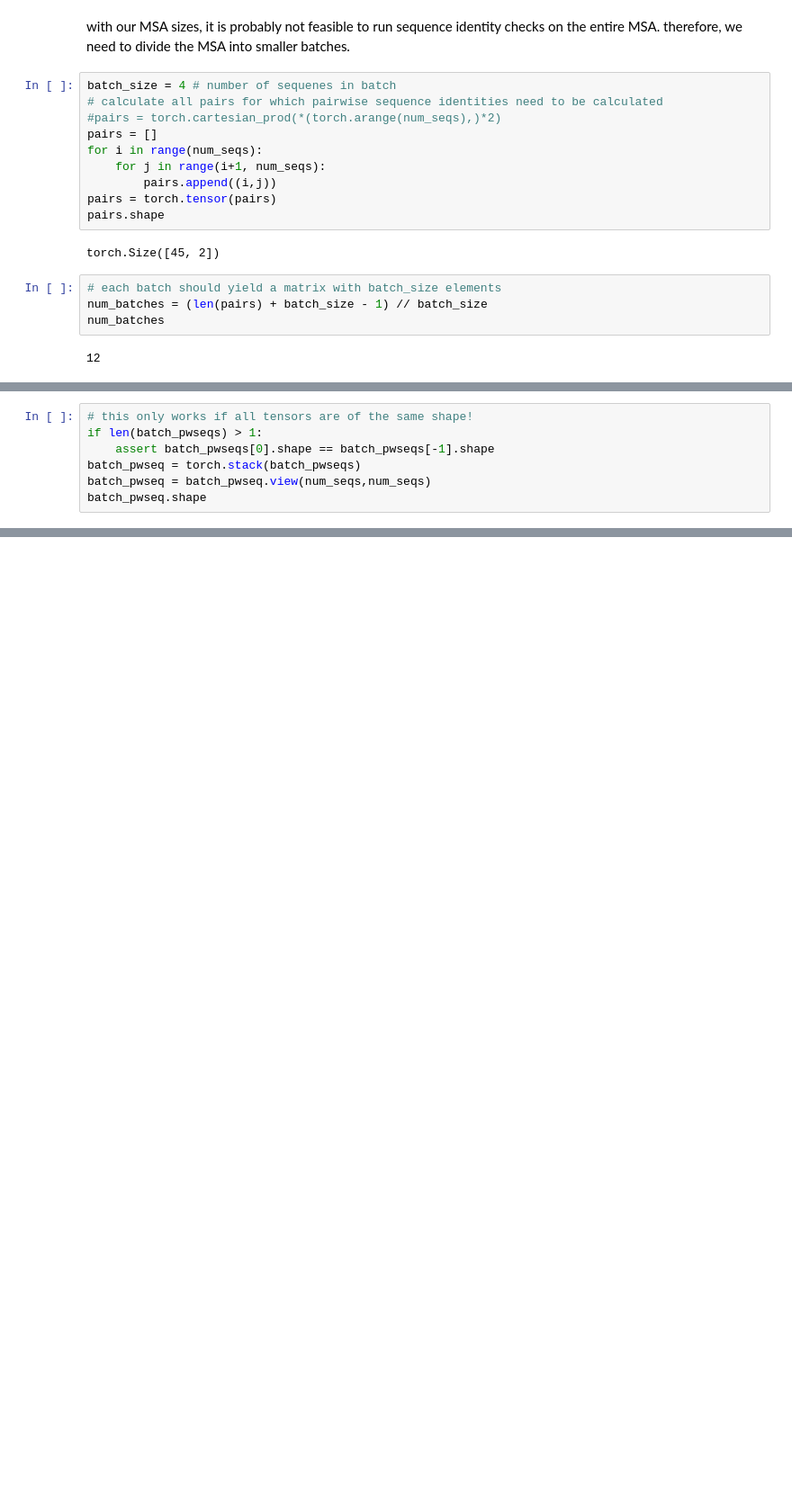
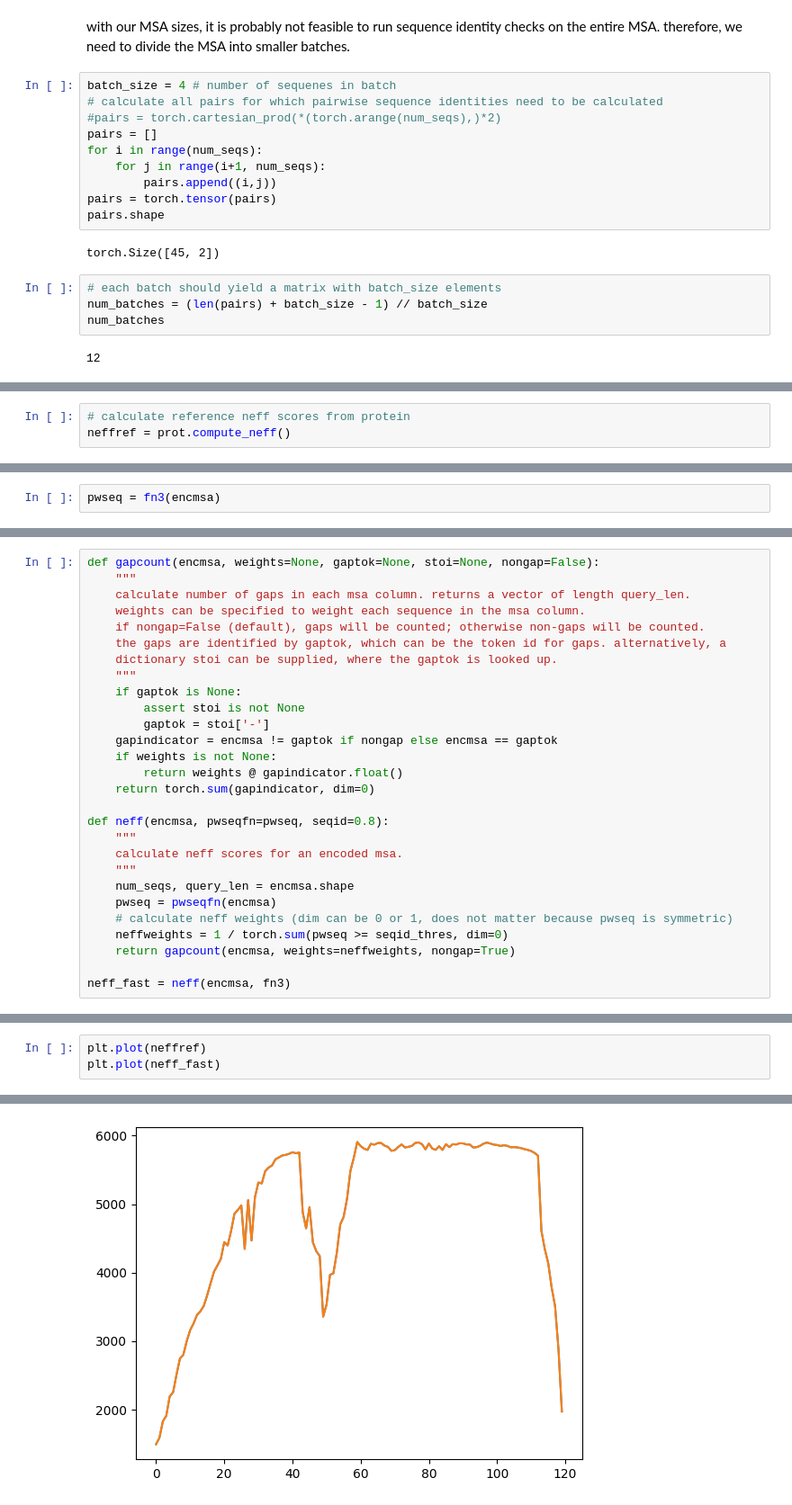
Before and after one commit to neftlon/af2-plddt-contextualized, a Jupyter notebook: scripts/neff_gpu.ipynb, the cells around one changed output, grey strips where cells are left out. Shown: that part at 90% size. Cells and saved outputs as stored; diff of their text form; blank space fills up the shorter version.

Commit message:
Describe Neff calculations with matrix operations

```diff
--- a/scripts/neff_gpu.ipynb
+++ b/scripts/neff_gpu.ipynb
@@ -149,7 +107,0 @@ len(batch_pwseqs)
-# %%
-# this only works if all tensors are of the same shape!
-if len(batch_pwseqs) > 1:
-    assert batch_pwseqs[0].shape == batch_pwseqs[-1].shape
-batch_pwseq = torch.stack(batch_pwseqs)
-batch_pwseq = batch_pwseq.view(num_seqs,num_seqs)
-batch_pwseq.shape
@@ -166,0 +214,3 @@ Text(0.5, 1.0, 'complete MSA pairwise seq identity')
+# %%
+# calculate reference neff scores from protein
+neffref = prot.compute_neff()
@@ -166,0 +275,2 @@ Text(0.5, 1.0, 'complete MSA pairwise seq identity')
+# %%
+pwseq = fn3(encmsa)
@@ -166,0 +280,28 @@ Text(0.5, 1.0, 'complete MSA pairwise seq identity')
+# %%
+def gapcount(encmsa, weights=None, gaptok=None, stoi=None, nongap=False):
+    """
+    calculate number of gaps in each msa column. returns a vector of length query_len.
+    weights can be specified to weight each sequence in the msa column.
+    if nongap=False (default), gaps will be counted; otherwise non-gaps will be counted.
+    the gaps are identified by gaptok, which can be the token id for gaps. alternatively, a
+    dictionary stoi can be supplied, where the gaptok is looked up.
+    """
+    if gaptok is None:
+        assert stoi is not None
+        gaptok = stoi['-']
+    gapindicator = encmsa != gaptok if nongap else encmsa == gaptok
+    if weights is not None:
+        return weights @ gapindicator.float()
+    return torch.sum(gapindicator, dim=0)
+
+def neff(encmsa, pwseqfn=pwseq, seqid=0.8):
+    """
+    calculate neff scores for an encoded msa.
+    """
+    num_seqs, query_len = encmsa.shape
+    pwseq = pwseqfn(encmsa)
+    # calculate neff weights (dim can be 0 or 1, does not matter because pwseq is symmetric)
+    neffweights = 1 / torch.sum(pwseq >= seqid_thres, dim=0)
+    return gapcount(encmsa, weights=neffweights, nongap=True)
+
+neff_fast = neff(encmsa, fn3)
@@ -166,0 +315,4 @@ Text(0.5, 1.0, 'complete MSA pairwise seq identity')
+# %%
+plt.plot(neffref)
+plt.plot(neff_fast)
+# %% [output]
@@ -166,0 +320 @@ Text(0.5, 1.0, 'complete MSA pairwise seq identity')
+[figure, added]
```
Also changed, not shown: parts of 22 cells of this notebook, 1 other file.
